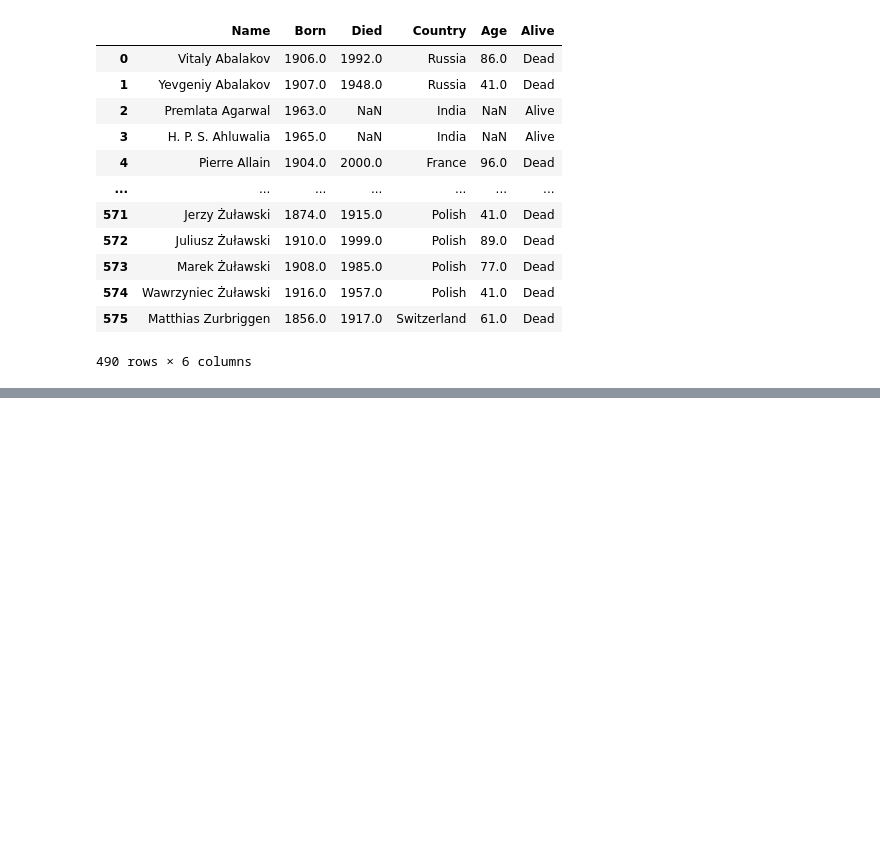
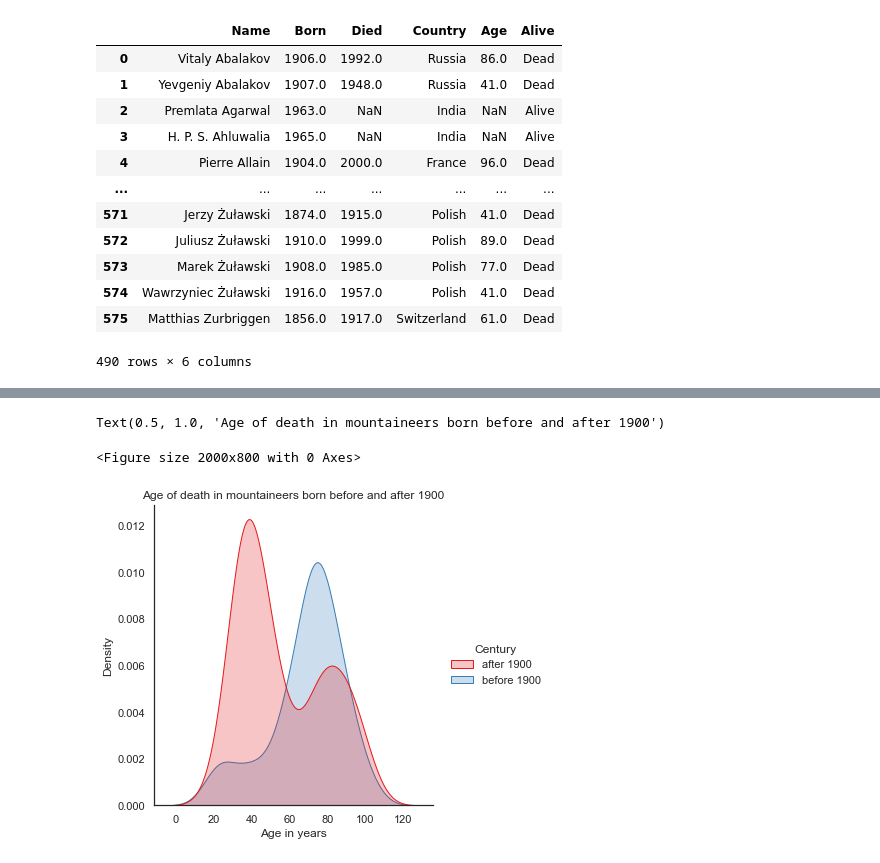
Before and after one commit to dmnkfr/mountaineers, a Jupyter notebook: mountaineers_wiki.ipynb, the cells around one changed output, grey strips where cells are left out. Drawn from its saved outputs; the diff is of its cells as text; code cells hidden in the pictures; blank space fills up the shorter version.

```diff
--- a/mountaineers_wiki.ipynb
+++ b/mountaineers_wiki.ipynb
@@ -293,0 +385,3 @@ Name: Country, Length: 490, dtype: bool
+# %%
+df["Century"] = np.where(df['Born'] < 1900, "before 1900", "after 1900")
+df
@@ -293,0 +402,3 @@ Name: Country, Length: 490, dtype: bool
+# %%
+dead = df[df["Alive"] == "Dead"]
+dead
@@ -293,0 +419,9 @@ Name: Country, Length: 490, dtype: bool
+# %%
+plt.figure(figsize=(10,4),dpi=200)
+sns.displot(data=dead,x="Age",hue="Century",kind="kde",fill=True)
+plt.xlabel('Age in years')
+plt.title('Age of death in mountaineers born before and after 1900')
+# %% [output]
+Text(0.5, 1.0, 'Age of death in mountaineers born before and after 1900')
+<Figure size 2000x800 with 0 Axes>
+[figure, added]
```
Also changed, not shown: parts of 15 cells of this notebook, 1 other file.
